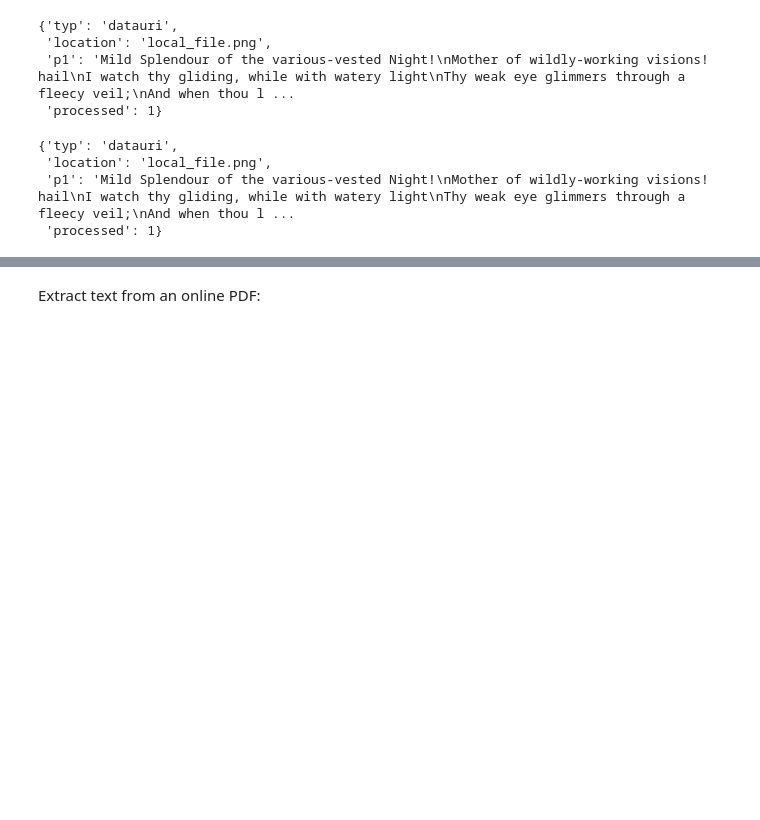
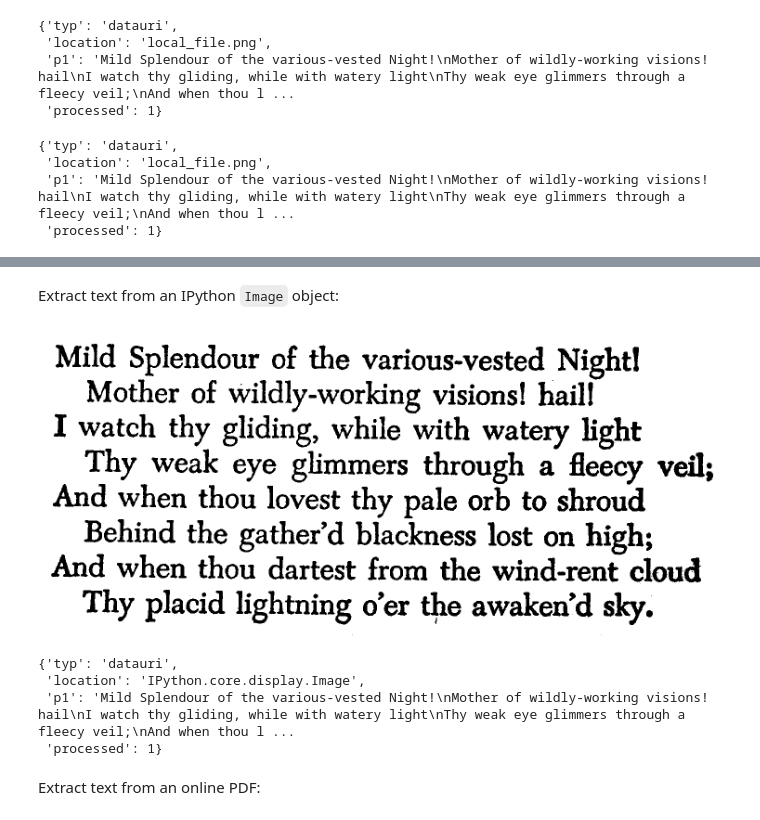
Before and after one commit to innovationOUtside/jupyter_anywidget_tesseract_pdfjs, a Jupyter notebook: examples/tesseract_examples.ipynb, the cells around one changed output, grey strips where cells are left out. Cells and saved outputs as stored; diff of their text form; code cells hidden in the pictures; blank space fills up the shorter version.

```diff
--- a/examples/tesseract_examples.ipynb
+++ b/examples/tesseract_examples.ipynb
@@ -117,0 +139,7 @@ t.pagedata
+# %% [markdown]
+Extract text from an IPython `Image` object:
+# %%
+from IPython.display import Image
+Image(local_image)
+# %% [output]
+[figure, added]
@@ -118,3 +148,10 @@ t.pagedata
+# %%
+t.pagedata
+# %% [output]
+{'typ': 'datauri',
+ 'location': 'IPython.core.display.Image',
+ 'p1': 'Mild Splendour of the various-vested Night!\nMother of wildly-working visions! hail\nI watch thy gliding, while with watery light\nThy weak eye glimmers through a fleecy veil;\nAnd when thou l ...
+ 'processed': 1}
 # %% [markdown]
 Extract text from an online PDF:
 # %%
```
Also changed, not shown: parts of 6 cells of this notebook, 1 other file.
